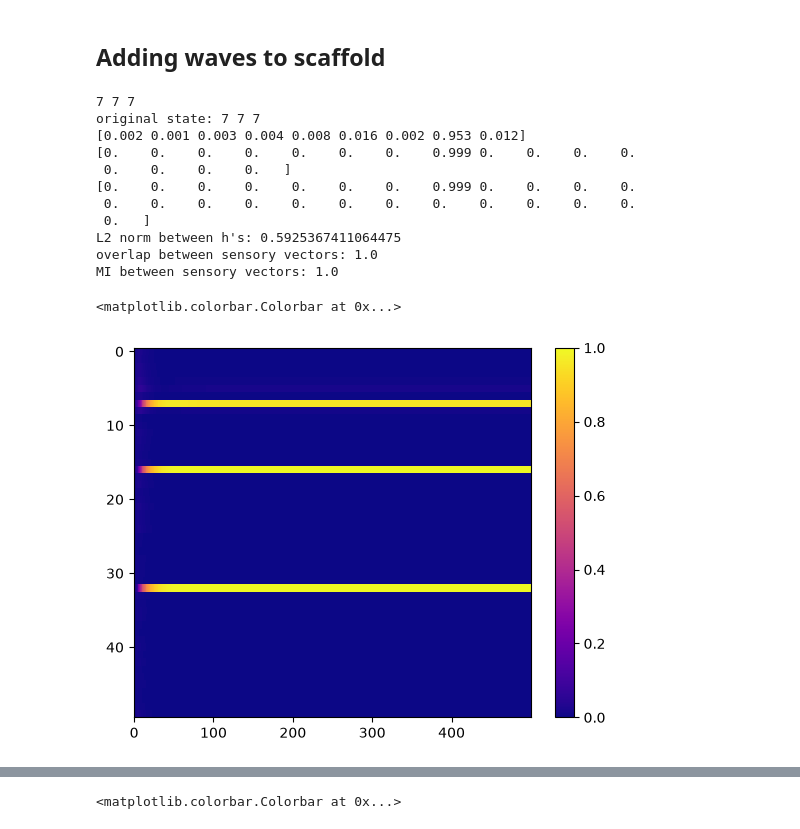
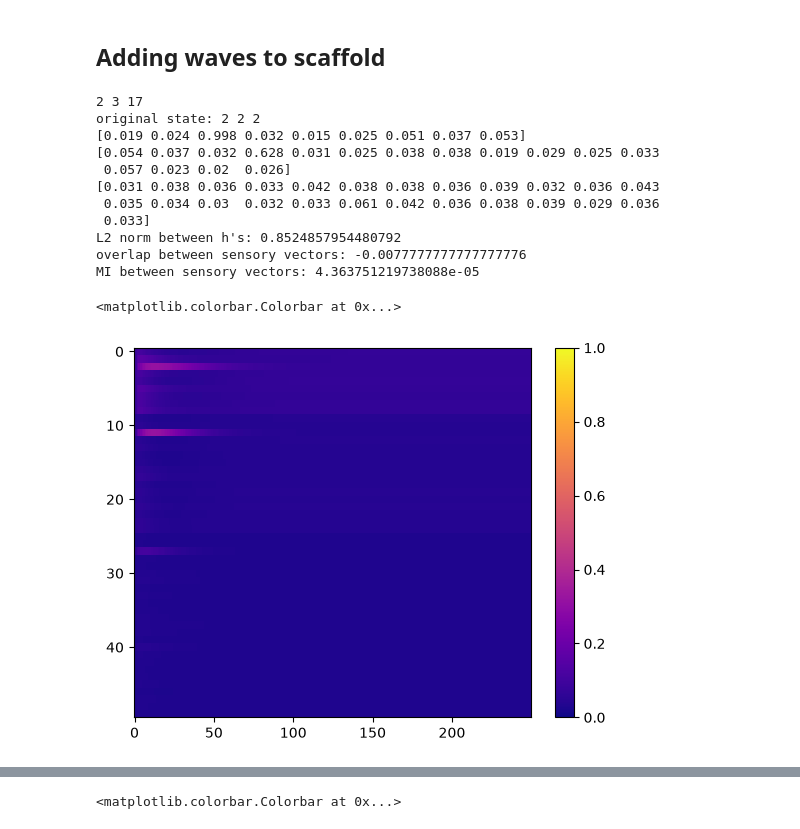
Before and after one commit to srujanakaluve/Master-s-Thesis-Projects, a Jupyter notebook: vectorHASH-cont-scipy/vectorHASH_cont.ipynb, the cells around one changed output, grey strips where cells are left out. Saved outputs shown, nothing was run; the diff lists cells and outputs as text; code cells hidden in the pictures.

```diff
--- a/vectorHASH-cont-scipy/vectorHASH_cont.ipynb
+++ b/vectorHASH-cont-scipy/vectorHASH_cont.ipynb
@@ -106,9 +103,9 @@ patts_total = np.prod(lams*lams)
 Nh = 400
 Ns = patts_total
 
-W_gg = gridtogrid(6, -9, lams)
+W_gg = gridtogrid(5, -8, lams)
 
-grid, W_hg, hc, W_gh = scaffold_layers(Ng, Nh, patts_total, lams, 0)
+grid, W_hg, hc, W_gh = scaffold_layers(Ng, Nh, patts_total, lams, 0.6)
 sens = np.sign(np.random.randn(Ns, patts_total))
 W_hs, W_sh = sensory_weights(sens[:, :200], hc)
 # %% [markdown]
@@ -269,12 +266,15 @@ overlap between sensory vectors: 0.0038888888888888888
 # %% [markdown]
 ## Adding waves to scaffold
 # %%
+def sigmoid(x, lambdas=None, beta=10):
+    return 1 / (1 + np.exp(- beta * x))
+
 def scaffold_hwave(t, state, Ng, Nh, W_gg, W_hg, W_gh, lambdas, b, tau_g, tau_h, f, shift, duty, inh_strength=1):
     g = state[:Ng]
     h = state[Ng:]
 
     theta_h = signal.square(2*np.pi*f*(t - shift), duty=duty)
-    dg = (-g + glob_inh(W_gg @ g + theta_h * W_gh @ h, lambdas, inh_strength)) / tau_g
+    dg = (-g + sigmoid(W_gg @ g + theta_h * W_gh @ h, lambdas, inh_strength)) / tau_g
     dh = (-h + relu(W_hg @ g - b)) / tau_h
 
     return np.concatenate([dg, dh])
@@ -283,7 +283,7 @@ def scaffold(t, state, Ng, Nh, W_gg, W_hg, W_gh, lambdas, b, tau_g, tau_h, inh_s
     g = state[:Ng]
     h = state[Ng:]
 
-    dg = (-g + glob_inh(W_gg @ g + W_gh @ h, lambdas, inh_strength)) / tau_g
+    dg = (-g + sigmoid(W_gg @ g + W_gh @ h, lambdas, inh_strength)) / tau_g
     dh = (-h + relu(W_hg @ g - b)) / tau_h
 
     return np.concatenate([dg, dh])
@@ -294,13 +294,13 @@ patts_total = np.prod(lams*lams)
 Nh = 400
 Ns = patts_total
 
-W_gg = gridtogrid(20, -8, lams)
+W_gg = gridtogrid(1, -5, lams)
 
-grid, W_hg, hc, W_gh = scaffold_layers(Ng, Nh, patts_total, lams, 0)
+grid, W_hg, hc, W_gh = scaffold_layers(Ng, Nh, patts_total, lams, 0.6)
 sens = np.sign(np.random.randn(Ns, patts_total))
 W_hs, W_sh = sensory_weights(sens[:, :200], hc)
 # %%
-patt = 7
+patt = 2
 g0, h0 = np.zeros(Ng), hc[:, patt]
 #g0, h0 = grid[:, patt], hc[:, patt]
 #g0, h0 = grid[:, patt], np.zeros(Nh)
@@ -308,9 +308,9 @@ g0, h0 = np.zeros(Ng), hc[:, patt]
 state0 = np.concatenate([g0, h0])
 
 sol = solve_ivp(
-    scaffold, t_span=(0, 50), y0=state0,
+    scaffold, t_span=(0, 25), y0=state0,
     args=(Ng, Nh, W_gg, W_hg, W_gh, lams, 0.5, 1.0, 1.0),
-    method='RK45', t_eval=np.linspace(0, 50, 500))
+    method='RK45', t_eval=np.linspace(0, 25, 250))
 
 g_traj = sol.y[:Ng, :]   # shape: (Ng, n_timepoints)
 h_traj = sol.y[Ng:, :]
@@ -323,27 +323,27 @@ print(g_traj[:,-1][:9])
 print(g_traj[:,-1][9:25])
 print(g_traj[:,-1][25:])
 
-print("L2 norm between h's:", np.linalg.norm(h_traj[:, -1] - h0))
+print("L2 norm between h's:", np.linalg.norm(h_traj[:, -1] - h0)/np.linalg.norm(h0))
 
 s_actual = np.sign(W_sh @ h0)
 s_recalled = np.sign(W_sh @ h_traj[:, -1])
 print("overlap between sensory vectors:", get_overlap(s_recalled, s_actual))
 print("MI between sensory vectors:", get_mutual_info(s_recalled, s_actual))
 # %% [output]
-7 7 7
-original state: 7 7 7
-[0.002 0.001 0.003 0.004 0.008 0.016 0.002 0.953 0.012]
-[0.    0.    0.    0.    0.    0.    0.    0.999 0.    0.    0.    0.
- 0.    0.    0.    0.   ]
-[0.    0.    0.    0.    0.    0.    0.    0.999 0.    0.    0.    0.
- 0.    0.    0.    0.    0.    0.    0.    0.    0.    0.    0.    0.
- 0.   ]
-L2 norm between h's: 0.5925367411064475
-overlap between sensory vectors: 1.0
-MI between sensory vectors: 1.0
+2 3 17
+original state: 2 2 2
+[0.019 0.024 0.998 0.032 0.015 0.025 0.051 0.037 0.053]
+[0.054 0.037 0.032 0.628 0.031 0.025 0.038 0.038 0.019 0.029 0.025 0.033
+ 0.057 0.023 0.02  0.026]
+[0.031 0.038 0.036 0.033 0.042 0.038 0.038 0.036 0.039 0.032 0.036 0.043
+ 0.035 0.034 0.03  0.032 0.033 0.061 0.042 0.036 0.038 0.039 0.029 0.036
+ 0.033]
+L2 norm between h's: 0.8524857954480792
+overlap between sensory vectors: -0.0077777777777777776
+MI between sensory vectors: 4.363751219738088e-05
 # %%
-plt.imshow(g_traj[:, :500], aspect="auto", interpolation="none", vmin=0, vmax=1, cmap="plasma")
+plt.imshow(g_traj[:, :], aspect="auto", interpolation="none", vmin=0, vmax=1, cmap="plasma")
 plt.colorbar()
 # %% [output]
 <matplotlib.colorbar.Colorbar at 0x...>
-[figure, old version]
+[figure, new version]
```
Also changed, not shown: parts of 9 cells of this notebook, 7 other files.
